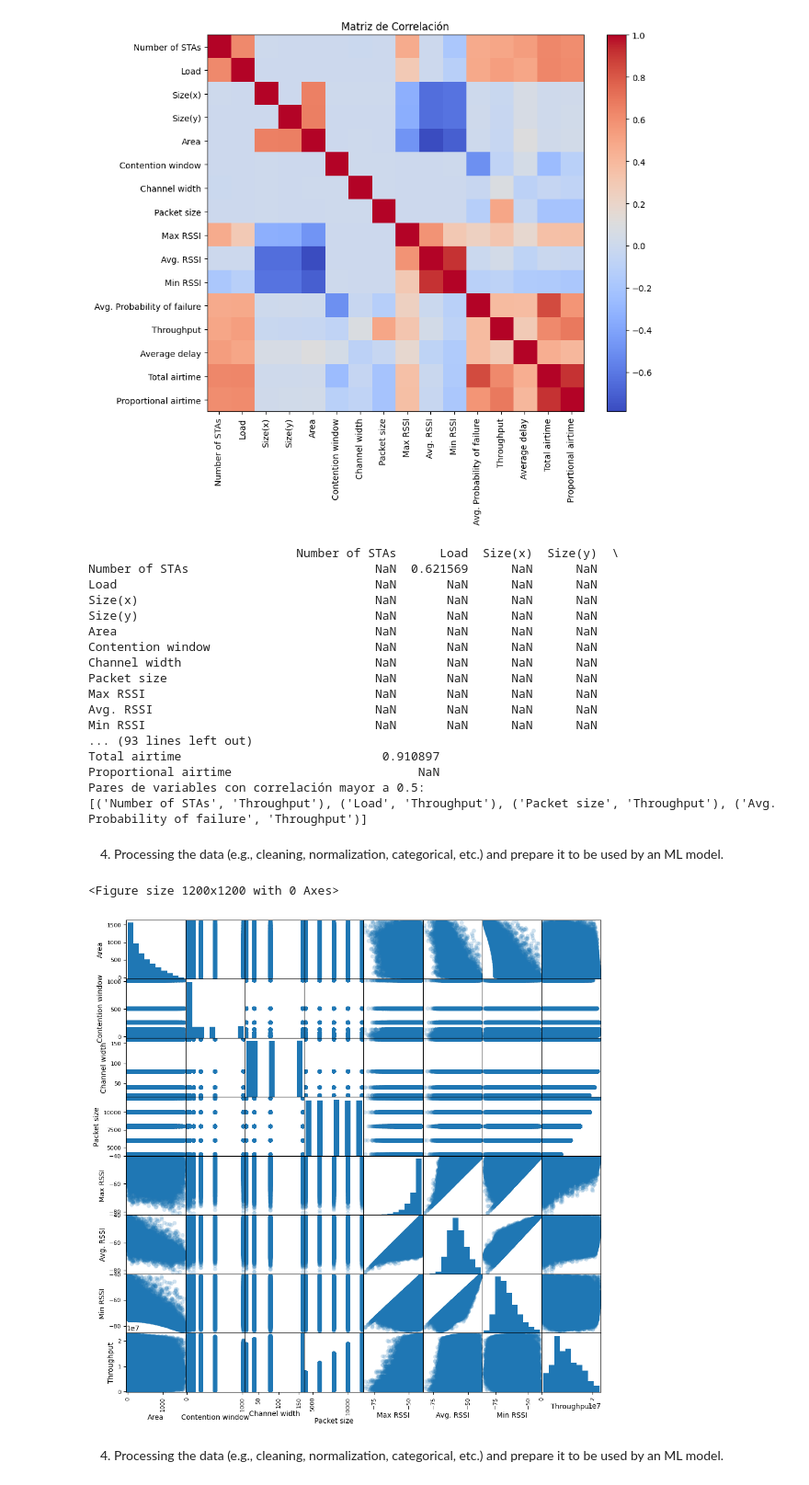
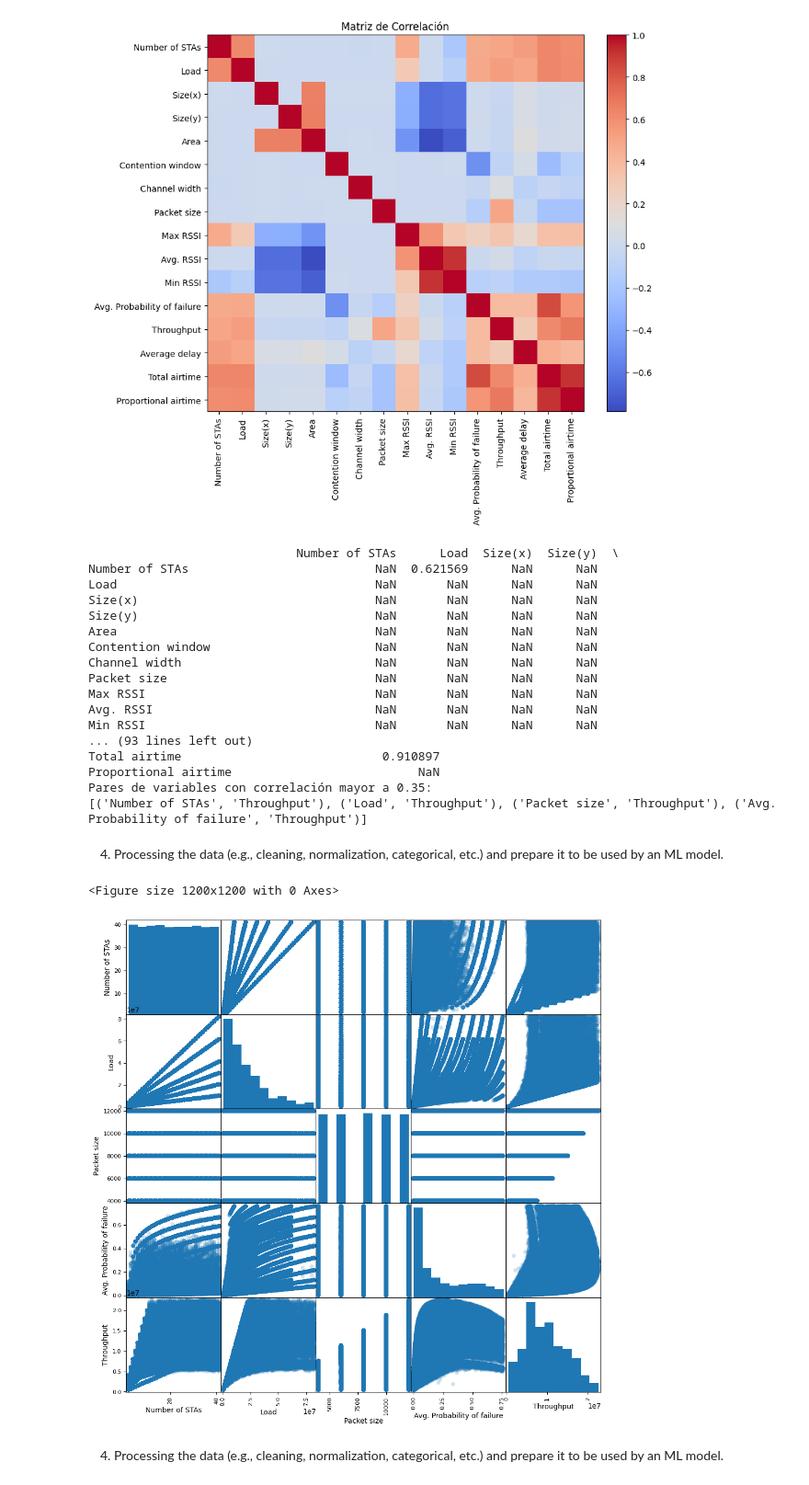
Before and after one commit to IsaacPerez02/ML_for_networks, a Jupyter notebook: Seminars/Seminar_01/S1.ipynb, the cells around one changed output. Shown at 92% size. Saved outputs shown, nothing was run; the diff lists cells and outputs as text; code cells hidden in the pictures.

```diff
--- a/Seminars/Seminar_01/S1.ipynb
+++ b/Seminars/Seminar_01/S1.ipynb
@@ -134,7 +136,7 @@ filtered_corr = filtered_corr.where(upper_triangle)
 # Mostrar la matriz filtrada
 print(filtered_corr)
 
-# Extraer los pares de correlación que son mayores a 0.5
+# Extraer los pares de correlación que son mayores a 0.35
 pairs = []
 for col in filtered_corr.columns:
     for row in filtered_corr.index:
@@ -142,7 +144,7 @@ for col in filtered_corr.columns:
             if row == "Trhoughput" or col == "Throughput":
                 pairs.append((row, col))
 
-print("Pares de variables con correlación mayor a 0.5:")
+print("Pares de variables con correlación mayor a 0.35:")
 print(pairs)
 # %% [output]
                              Number of STAs      Load  Size(x)  Size(y)  \
@@ -160,33 +162,25 @@ Min RSSI                                NaN       NaN      NaN      NaN
 ... (93 lines left out)
 Total airtime                            0.910897
 Proportional airtime                          NaN
-Pares de variables con correlación mayor a 0.5:
+Pares de variables con correlación mayor a 0.35:
 [('Number of STAs', 'Throughput'), ('Load', 'Throughput'), ('Packet size', 'Throughput'), ('Avg. Probability of failure', 'Throughput')]
 # %% [markdown]
 4. Processing the data (e.g., cleaning, normalization, categorical, etc.) and prepare it to
  be used by an ML model.
 # %%
-cleaned_df = df.copy()
+# Definir columnas de alta correlación
+high_corr_columns = ['Number of STAs', 'Load', 'Packet size', 'Avg. Probability of failure', 'Throughput']
 
-# Eliminar columnas que no necesitas
-# Comprobar si las columnas a eliminar existen en el DataFrame antes de intentar eliminarlas
-columns_to_drop = ["Load", "Number of STAs", "Size(x)", "Size(y)", "Average delay", "Avg. Probability of failure", "Total airtime", "Proportional airtime"]
+# Crear una copia del DataFrame original solo con las columnas deseadas
+cleaned_df = df[high_corr_columns].copy()
 
-# Eliminar solo las columnas que están en el DataFrame
-columns_in_df = [col for col in columns_to_drop if col in cleaned_df.columns]
-cleaned_df = cleaned_df.drop(columns=columns_in_df)
-
-sampled_df = cleaned_df.sample(frac=0.05, random_state=42)
-
-# Generar la matriz de dispersión con un tamaño de figura más razonable
-plt.figure(figsize=(12, 12))  # Ajusta el tamaño de la figura según lo que necesites
-pd.plotting.scatter_matrix(cleaned_df, figsize=(12, 12), marker='o', alpha=0.2)  # Reducir opacidad de los puntos para hacer la visualización más clara
-
-# Mostrar la gráfica
+# Generar matriz de dispersión
+plt.figure(figsize=(12, 12))
+pd.plotting.scatter_matrix(cleaned_df, figsize=(12, 12), marker='o', alpha=0.2)
 plt.show()
 # %% [output]
 <Figure size 1200x1200 with 0 Axes>
-[figure, old version]
+[figure, new version]
 # %% [markdown]
 4. Processing the data (e.g., cleaning, normalization, categorical, etc.) and prepare it to
  be used by an ML model.
```
Also changed, not shown: parts of 11 cells of this notebook.
